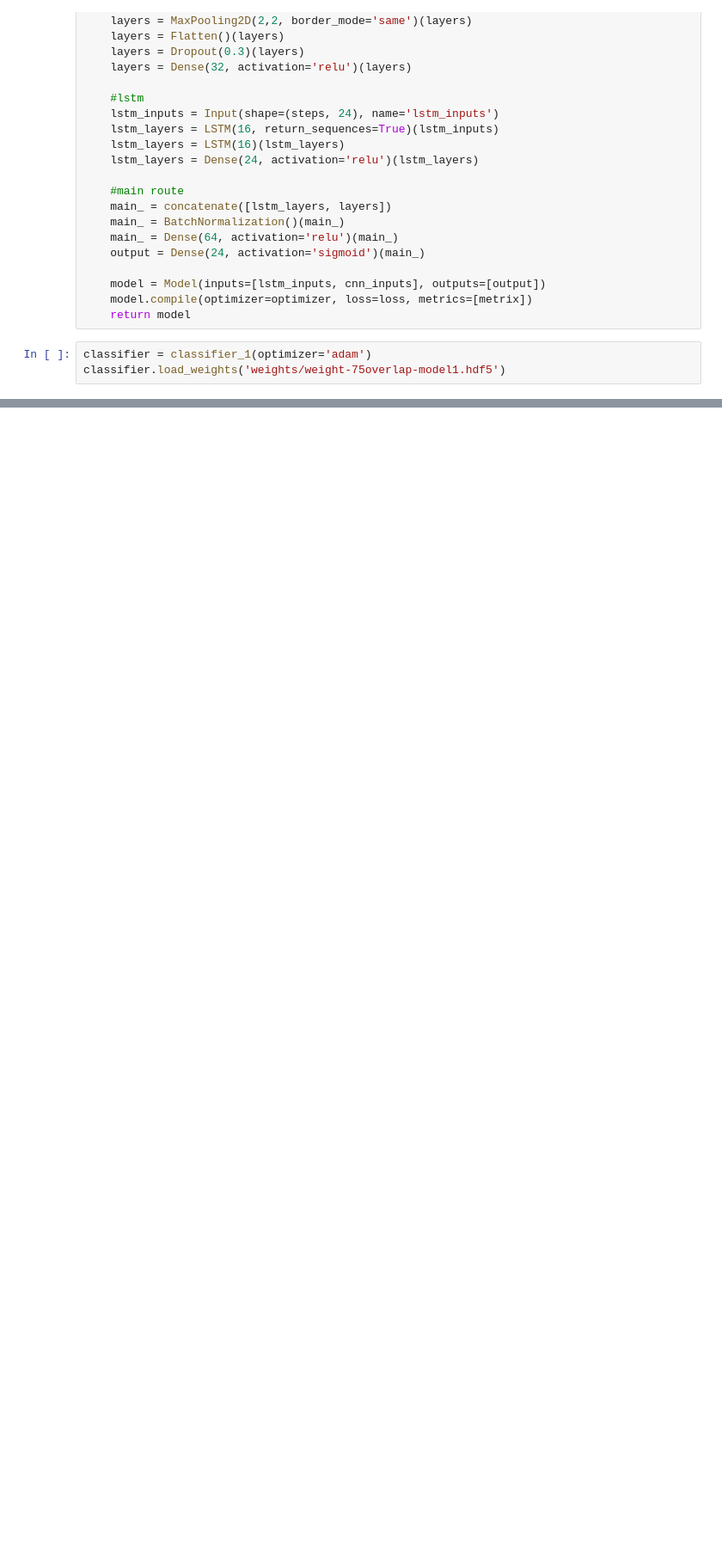
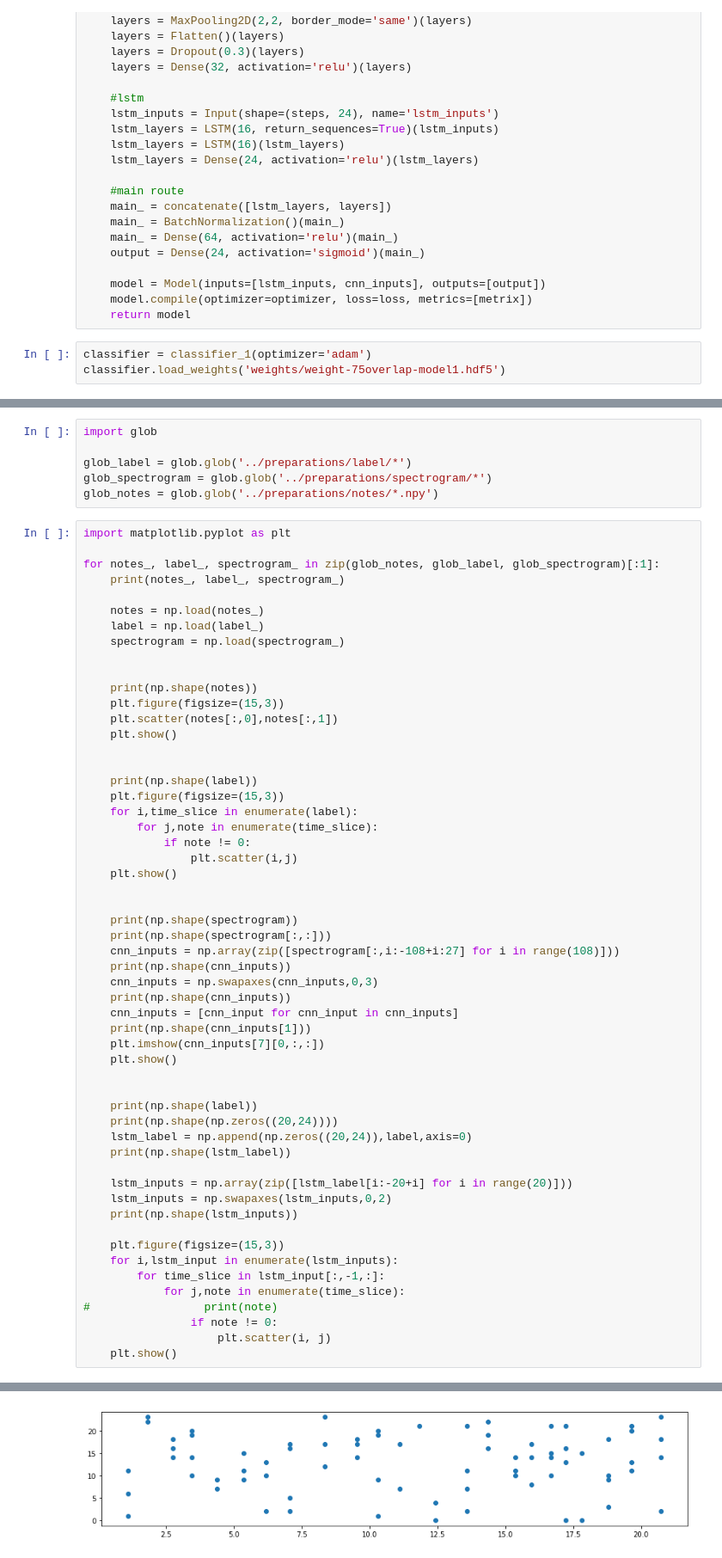
Before and after one commit to tonghuikang/musicpygame, a Jupyter notebook: august/method_lstmcnn_75percent/live_test_function.ipynb, the cells around one changed output, grey strips where cells are left out. Shown: that part at 86% size. Saved outputs shown, nothing was run; the diff lists cells and outputs as text; blank space fills up the shorter version.

```diff
--- a/august/method_lstmcnn_75percent/live_test_function.ipynb
+++ b/august/method_lstmcnn_75percent/live_test_function.ipynb
@@ -101,0 +110,62 @@ def give_prediction(classifier, weight_path, cnn_input, lstm_input):
+# %%
+import glob
+
+glob_label = glob.glob('../preparations/label/*')
+glob_spectrogram = glob.glob('../preparations/spectrogram/*')
+glob_notes = glob.glob('../preparations/notes/*.npy')
+# %%
+import matplotlib.pyplot as plt
+
+for notes_, label_, spectrogram_ in zip(glob_notes, glob_label, glob_spectrogram)[:1]:
+    print(notes_, label_, spectrogram_)
+
+    notes = np.load(notes_)
+    label = np.load(label_)
+    spectrogram = np.load(spectrogram_)
+
+
+    print(np.shape(notes))
+    plt.figure(figsize=(15,3))
+    plt.scatter(notes[:,0],notes[:,1])
+    plt.show()
+
+
+    print(np.shape(label))
+    plt.figure(figsize=(15,3))
+    for i,time_slice in enumerate(label):
+        for j,note in enumerate(time_slice):
+            if note != 0:
+                plt.scatter(i,j)
+    plt.show()
+
+
+    print(np.shape(spectrogram))
+    print(np.shape(spectrogram[:,:]))
+    cnn_inputs = np.array(zip([spectrogram[:,i:-108+i:27] for i in range(108)]))
+    print(np.shape(cnn_inputs))
+    cnn_inputs = np.swapaxes(cnn_inputs,0,3)
+    print(np.shape(cnn_inputs))
+    cnn_inputs = [cnn_input for cnn_input in cnn_inputs]
+    print(np.shape(cnn_inputs[1]))
+    plt.imshow(cnn_inputs[7][0,:,:])
+    plt.show()
+
+
+    print(np.shape(label))
+    print(np.shape(np.zeros((20,24))))
+    lstm_label = np.append(np.zeros((20,24)),label,axis=0)
+    print(np.shape(lstm_label))
+
+    lstm_inputs = np.array(zip([lstm_label[i:-20+i] for i in range(20)]))
+    lstm_inputs = np.swapaxes(lstm_inputs,0,2)
+    print(np.shape(lstm_inputs))
+
+    plt.figure(figsize=(15,3))
+    for i,lstm_input in enumerate(lstm_inputs):
+        for time_slice in lstm_input[:,-1,:]:
+            for j,note in enumerate(time_slice):
+#                 print(note)
+                if note != 0:
+                    plt.scatter(i, j)
+    plt.show()
+# %% [output]
@@ -101,0 +174 @@ def give_prediction(classifier, weight_path, cnn_input, lstm_input):
+[figure, added]
```
Also changed, not shown: parts of 5 cells of this notebook, 1 other file.
